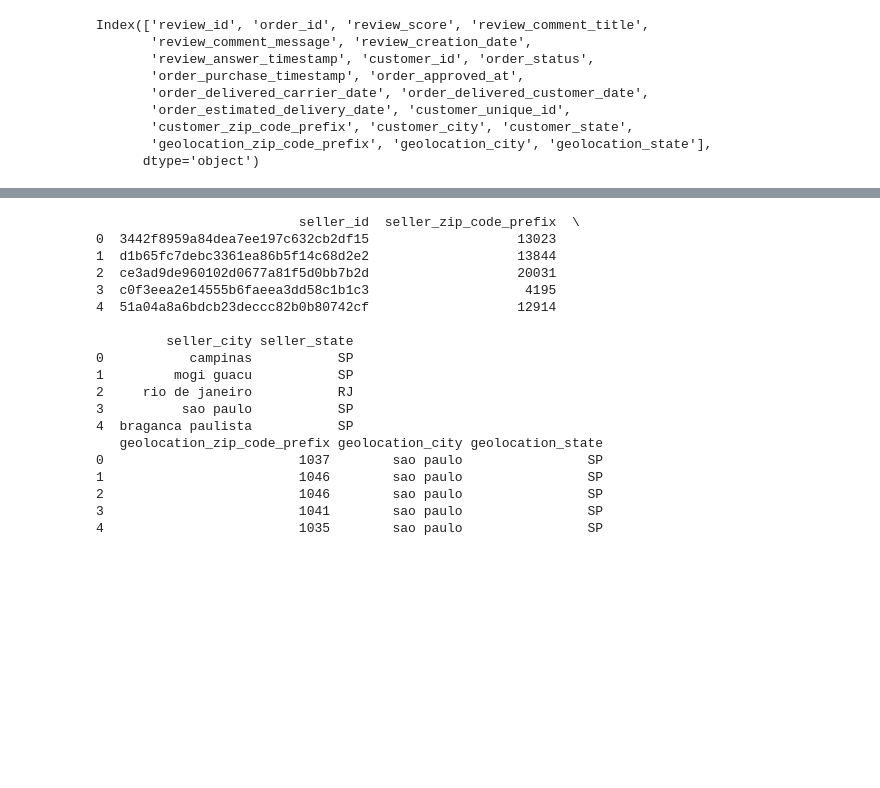
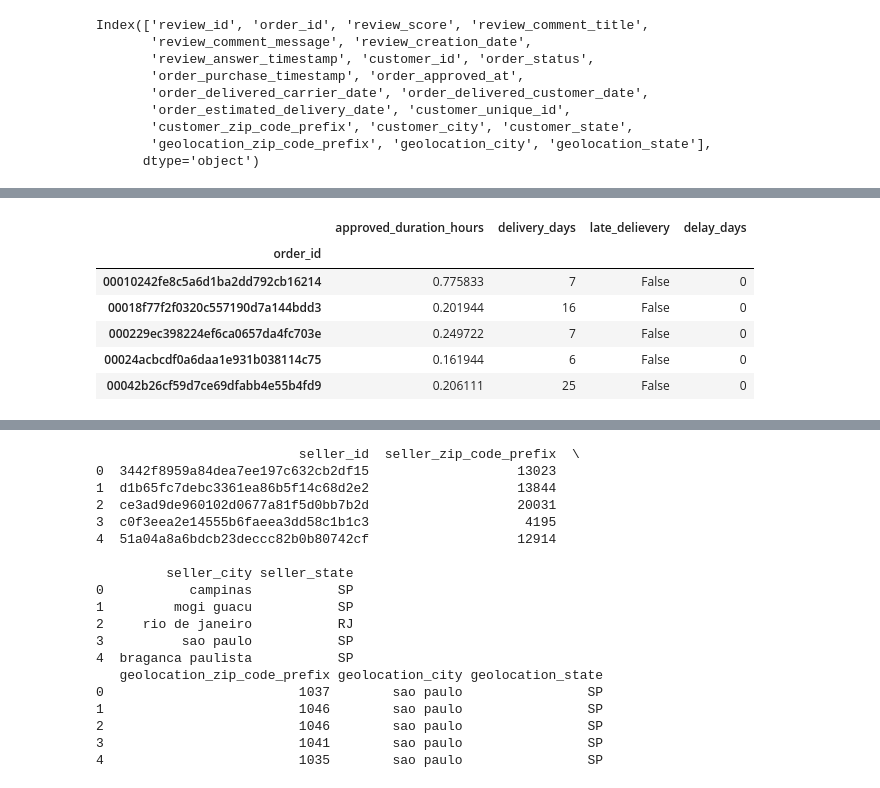
Before and after one commit to cchen744/olist-regional-customer-experience-analysis, a Jupyter notebook: 01_data_overview.ipynb, the cells around one changed output, grey strips where cells are left out. Saved outputs shown, nothing was run; the diff lists cells and outputs as text; code cells hidden in the pictures; blank space fills up the shorter version.

```diff
--- a/01_data_overview.ipynb
+++ b/01_data_overview.ipynb
@@ -296,0 +338,10 @@ review_state_df
+# %%
+final_df.groupby('order_id')[['approved_duration_hours','delivery_days','late_delievery','delay_days']].first().head()
+# %% [output]
+|  | approved_duration_hours | delivery_days | late_delievery | delay_days |
+| order_id |  |  |  |  |
+| 00010242fe8c5a6d1ba2dd792cb16214 | 0.775833 | 7 | False | 0 |
+| 00018f77f2f0320c557190d7a144bdd3 | 0.201944 | 16 | False | 0 |
+| 000229ec398224ef6ca0657da4fc703e | 0.249722 | 7 | False | 0 |
+| 00024acbcdf0a6daa1e931b038114c75 | 0.161944 | 6 | False | 0 |
+| 00042b26cf59d7ce69dfabb4e55b4fd9 | 0.206111 | 25 | False | 0 |
```
Also changed, not shown: parts of 22 cells of this notebook.
